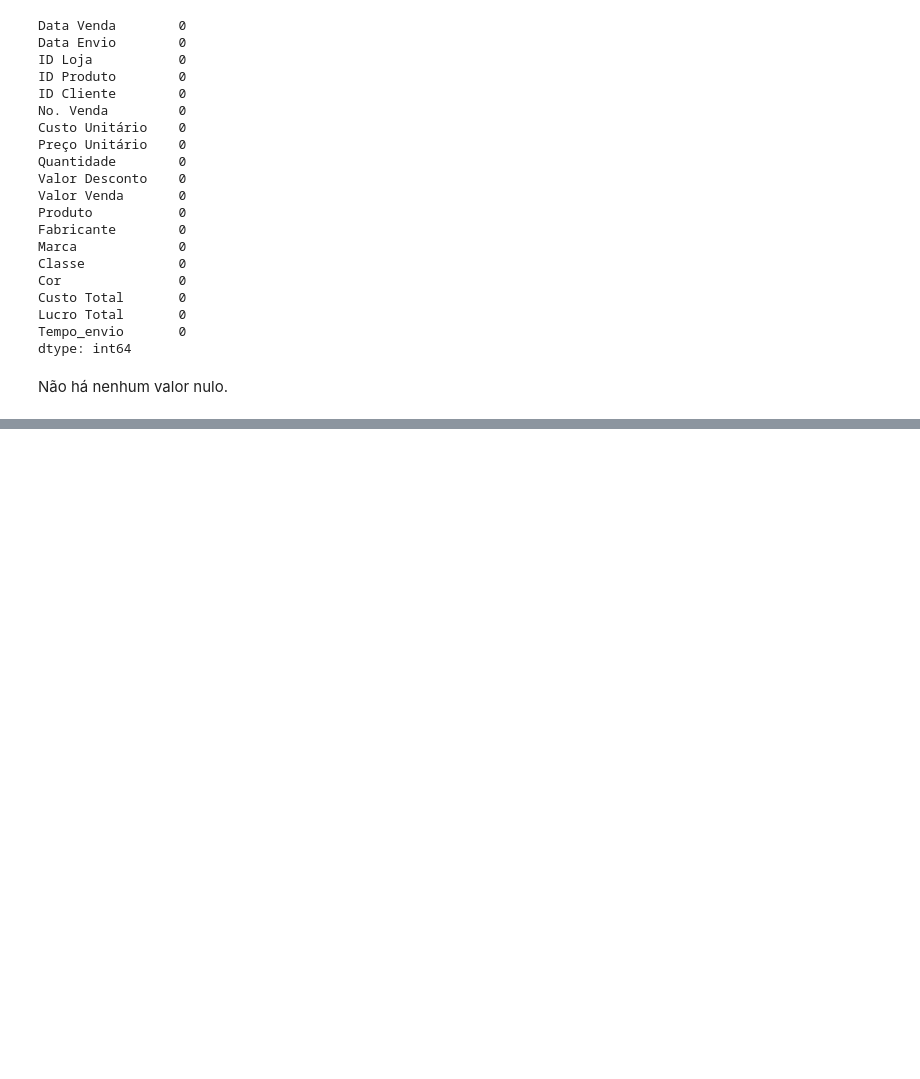
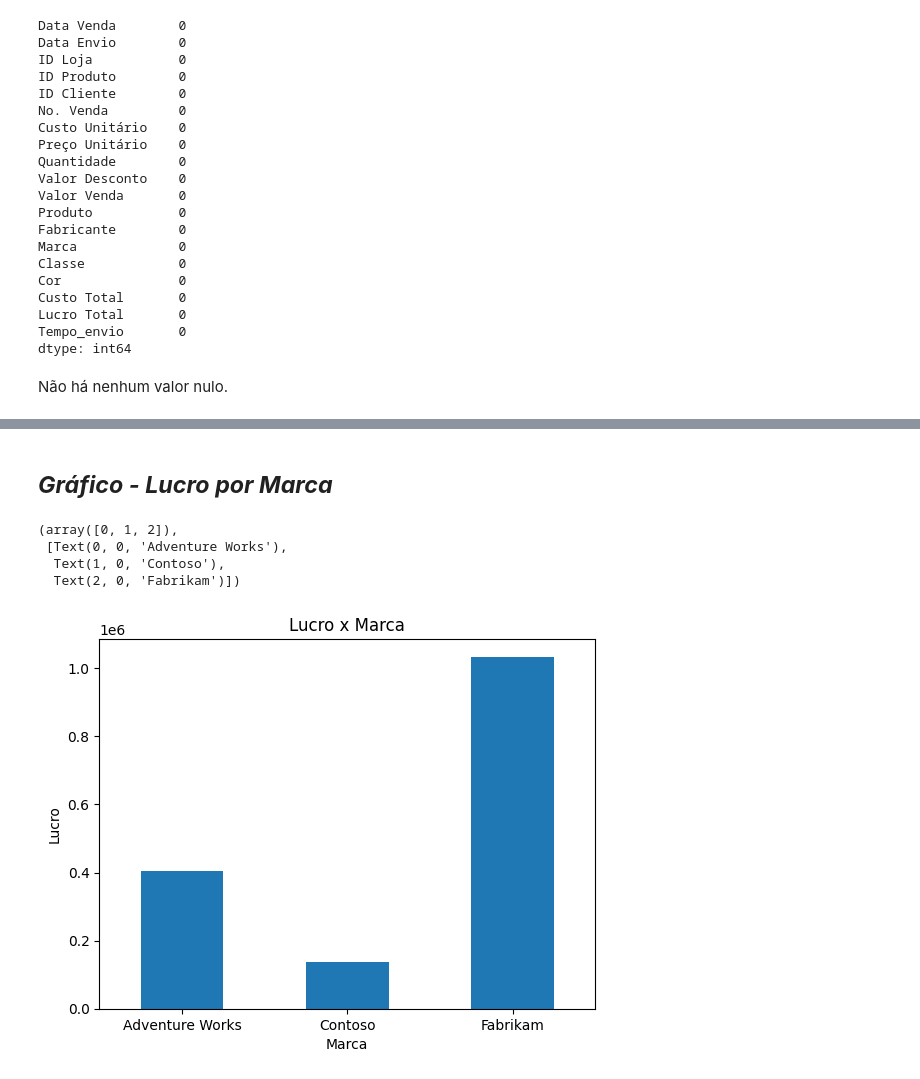
Before and after one commit to Felipe-Magalhaes-A-Carneiro/analise_de_dados-python_pandas, a Jupyter notebook: Notebooks/03-analise_exploratoria.ipynb, the cells around one changed output, grey strips where cells are left out. Saved outputs shown, nothing was run; the diff lists cells and outputs as text; code cells hidden in the pictures; blank space fills up the shorter version.

```diff
--- a/Notebooks/03-analise_exploratoria.ipynb
+++ b/Notebooks/03-analise_exploratoria.ipynb
@@ -223,0 +300,15 @@ Não há nenhum valor nulo.
+# %% [markdown]
+## ***Gráfico - Lucro por Marca***
+# %%
+df_2009.groupby(df["Marca"])["Lucro Total"].sum().plot.bar(title = "Lucro x Marca")
+plt.xlabel("Marca")
+plt.ylabel("Lucro")
+
+
+plt.xticks(rotation = 'horizontal')
+# %% [output]
+(array([0, 1, 2]),
+ [Text(0, 0, 'Adventure Works'),
+  Text(1, 0, 'Contoso'),
+  Text(2, 0, 'Fabrikam')])
+[figure, added]
```
Also changed, not shown: parts of 22 cells of this notebook.
